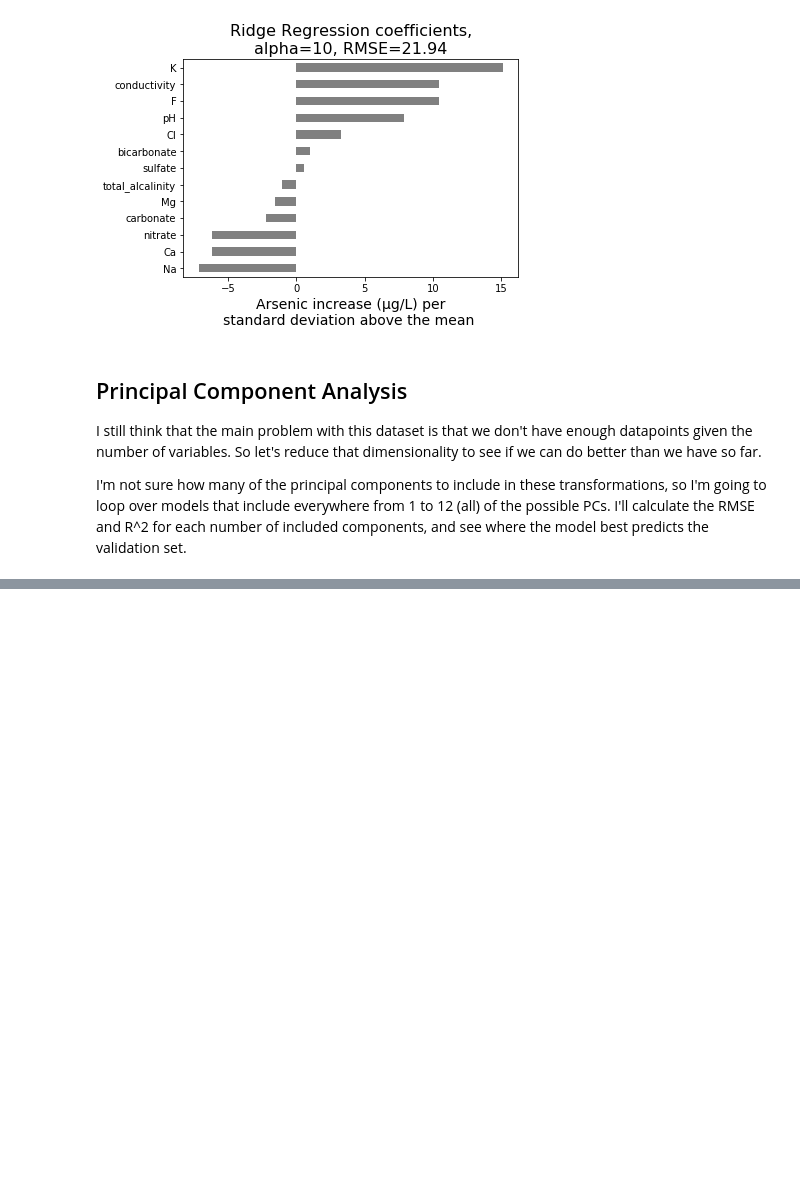
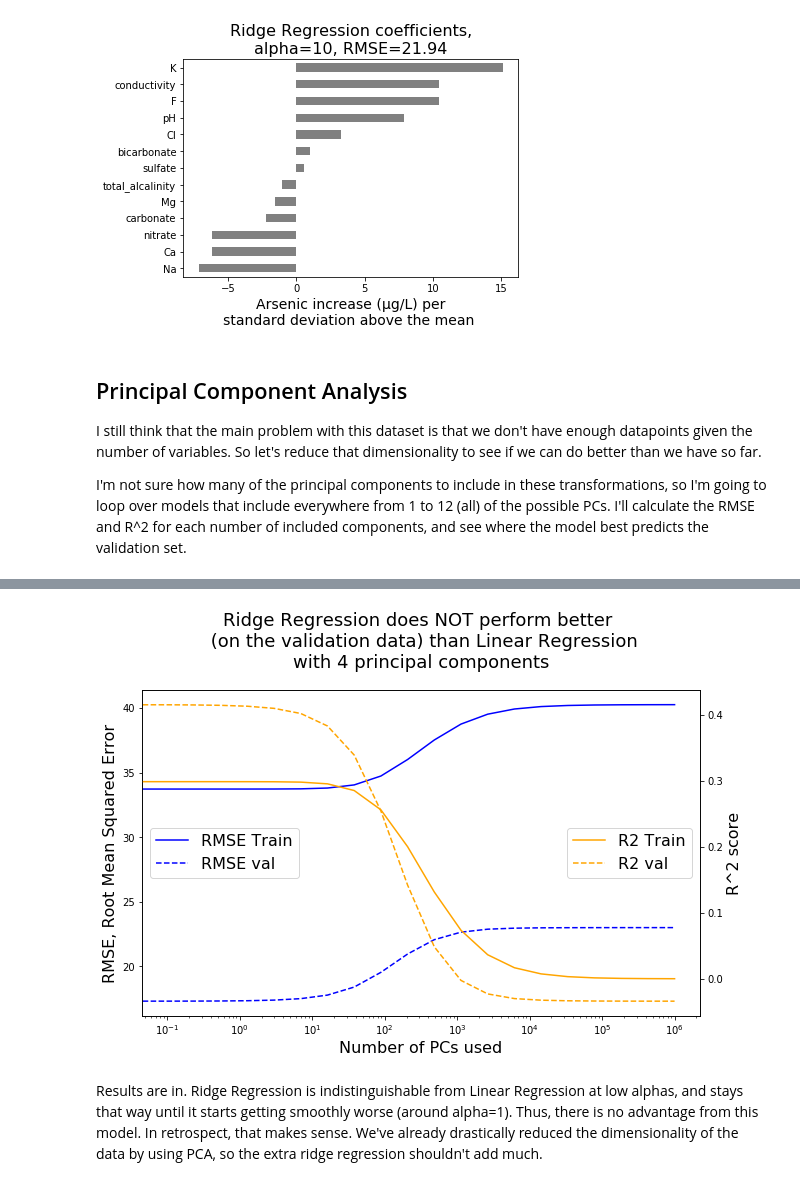
Before and after one commit to LambdaSchool/DS-Unit-2-Sprint-4-Model-Validation, a Jupyter notebook: module-1-begin-modeling-process/LS_DS_241_Begin_modeling_process_Assignment.ipynb, the cells around one changed output, grey strips where cells are left out. Saved outputs shown, nothing was run; the diff lists cells and outputs as text; code cells hidden in the pictures; blank space fills up the shorter version.

```diff
--- a/module-1-begin-modeling-process/LS_DS_241_Begin_modeling_process_Assignment.ipynb
+++ b/module-1-begin-modeling-process/LS_DS_241_Begin_modeling_process_Assignment.ipynb
@@ -481,0 +482,50 @@ R2
+# %%
+# Lists for plotting
+RMSE_train_list = []
+RMSE_val_list   = []
+R2_train_list =  []
+R2_val_list   = []
+
+# I tried out alphas in a broad log-space
+x_vals = [0] + np.logspace(-1,6, num=20).tolist()
+
+for alpha in x_vals:
+    pipeline = make_pipeline(
+        StandardScaler(),
+        PCA(n_components=4),
+        Ridge(alpha=alpha))
+    pipeline.fit(X_train_ions, y_train)
+    y_pred_val = pipeline.predict(X_validate_ions)
+    y_pred_train = pipeline.predict(X_train_ions)
+
+    RMSE_train, R2_train = score_predictions(y_train, y_pred_train)
+    RMSE_val, R2_val = score_predictions(y_validate, y_pred_val)
+
+    RMSE_train_list.append(RMSE_train)
+    RMSE_val_list.append(RMSE_val)
+    R2_train_list.append(R2_train)
+    R2_val_list.append(R2_val)
+
+# Plotting it all together...
+fig, ax1 = plt.subplots(figsize=(10,6))
+ax1.plot(x_vals, RMSE_train_list, color='b', label='RMSE Train')
+ax1.plot(x_vals, RMSE_val_list, color='b', linestyle='--', label='RMSE val')
+ax1.legend(loc='center left', fontsize=16);
+ax1.set_ylabel('RMSE, Root Mean Squared Error', fontsize=16);
+ax1.set_xlabel('Number of PCs used', fontsize=16);
+ax1.set_xticks(x_vals)
+
+ax2 = ax1.twinx()
+ax2.plot(x_vals, R2_train_list, color='orange', label='R2 Train')
+ax2.plot(x_vals, R2_val_list, color='orange', linestyle='--', label='R2 val')
+ax2.legend(loc='center right', fontsize=16);
+ax2.set_ylabel('R^2 score', fontsize=16);
+
+plt.title('Ridge Regression does NOT perform better \n (on the validation data) than Linear Regression\nwith 4 principal components',
+         fontsize=18, y=1.05);
+
+plt.xscale('log')
+# %% [output]
+[figure, added]
+# %% [markdown]
+Results are in.  Ridge Regression is indistinguishable from Linear Regression at low alphas, and stays that way until it starts getting smoothly worse (around alpha=1).  Thus, there is no advantage from this model.  In retrospect, that makes sense.  We've already drastically reduced the dimensionality of the data by using PCA, so the extra ridge regression shouldn't add much.
```
Also changed, not shown: parts of 22 cells of this notebook.
